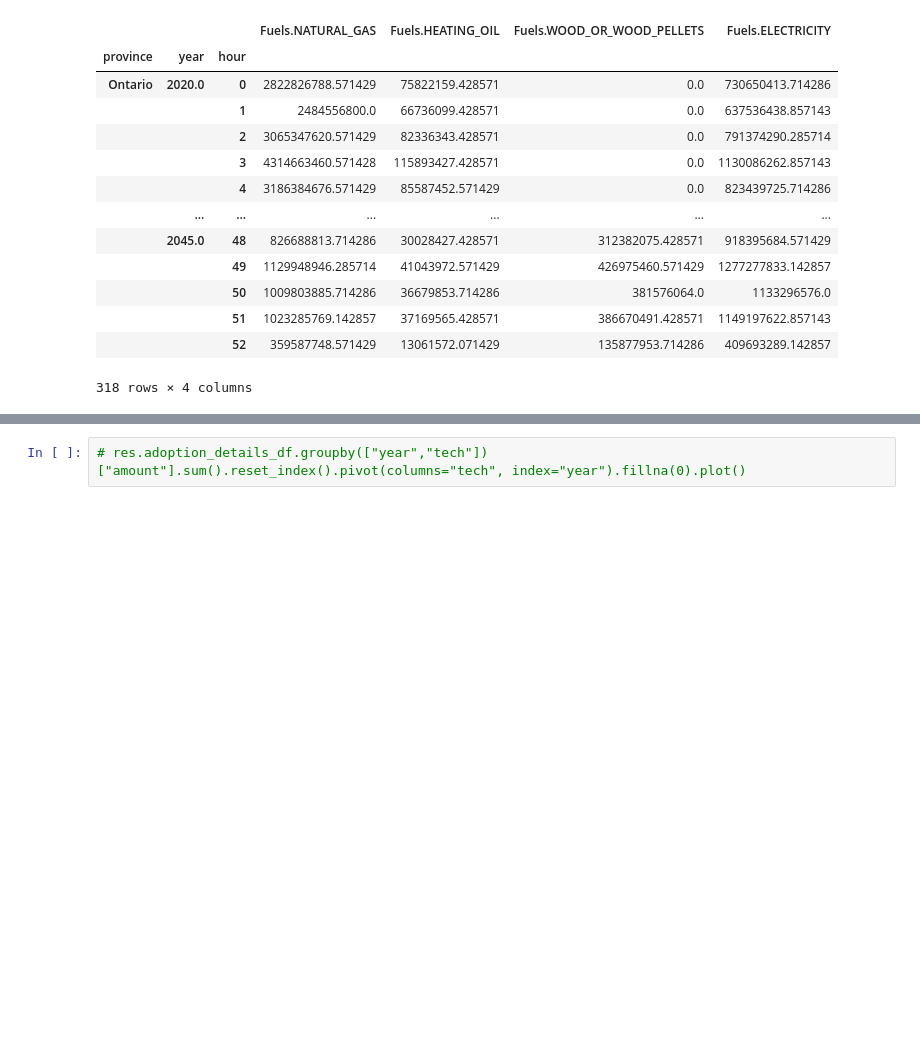
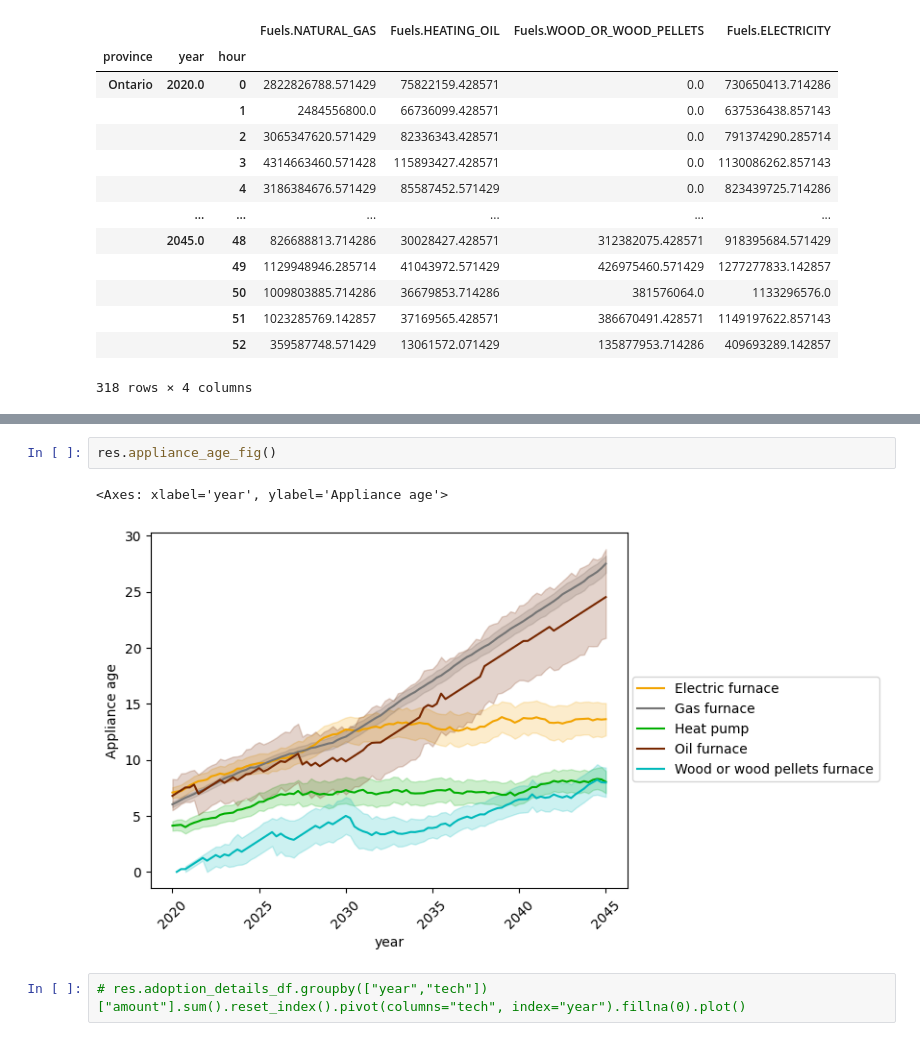
Before and after one commit to david-huck/abetam, a Jupyter notebook: subsidies.ipynb, the cells around one changed output, grey strips where cells are left out. Saved outputs shown, nothing was run; the diff lists cells and outputs as text; blank space fills up the shorter version.

Commit message:
plotted appliances lifetime

```diff
--- a/subsidies.ipynb
+++ b/subsidies.ipynb
@@ -65,3 +65,8 @@ res.adoption_details_fig()
+# %%
+res.appliance_age_fig()
+# %% [output]
+<Axes: xlabel='year', ylabel='Appliance age'>
+[figure, added]
 # %%
 # res.adoption_details_df.groupby(["year","tech"])["amount"].sum().reset_index().pivot(columns="tech", index="year").fillna(0).plot()
 # %%
```
Also changed, not shown: parts of 1 cell of this notebook.
